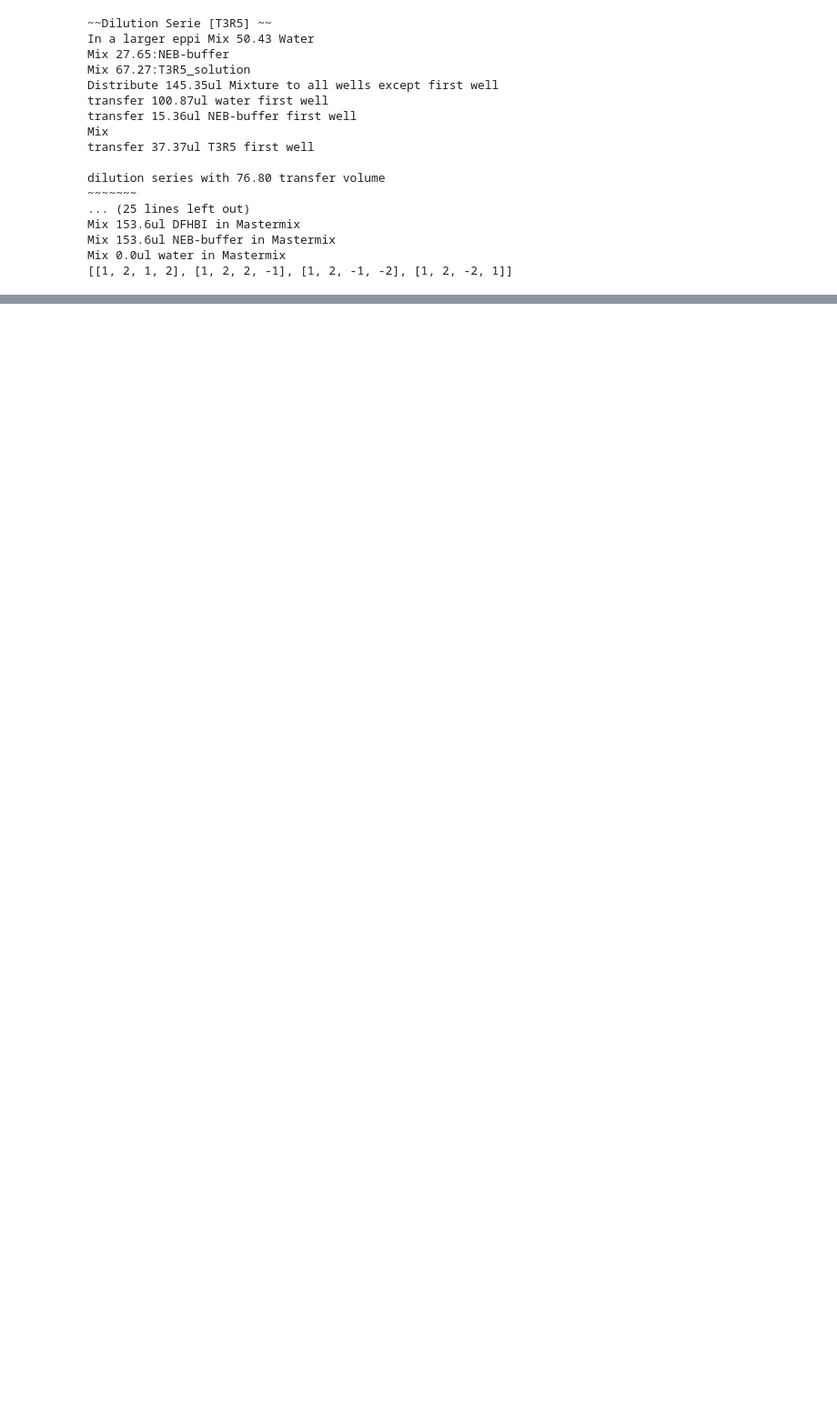
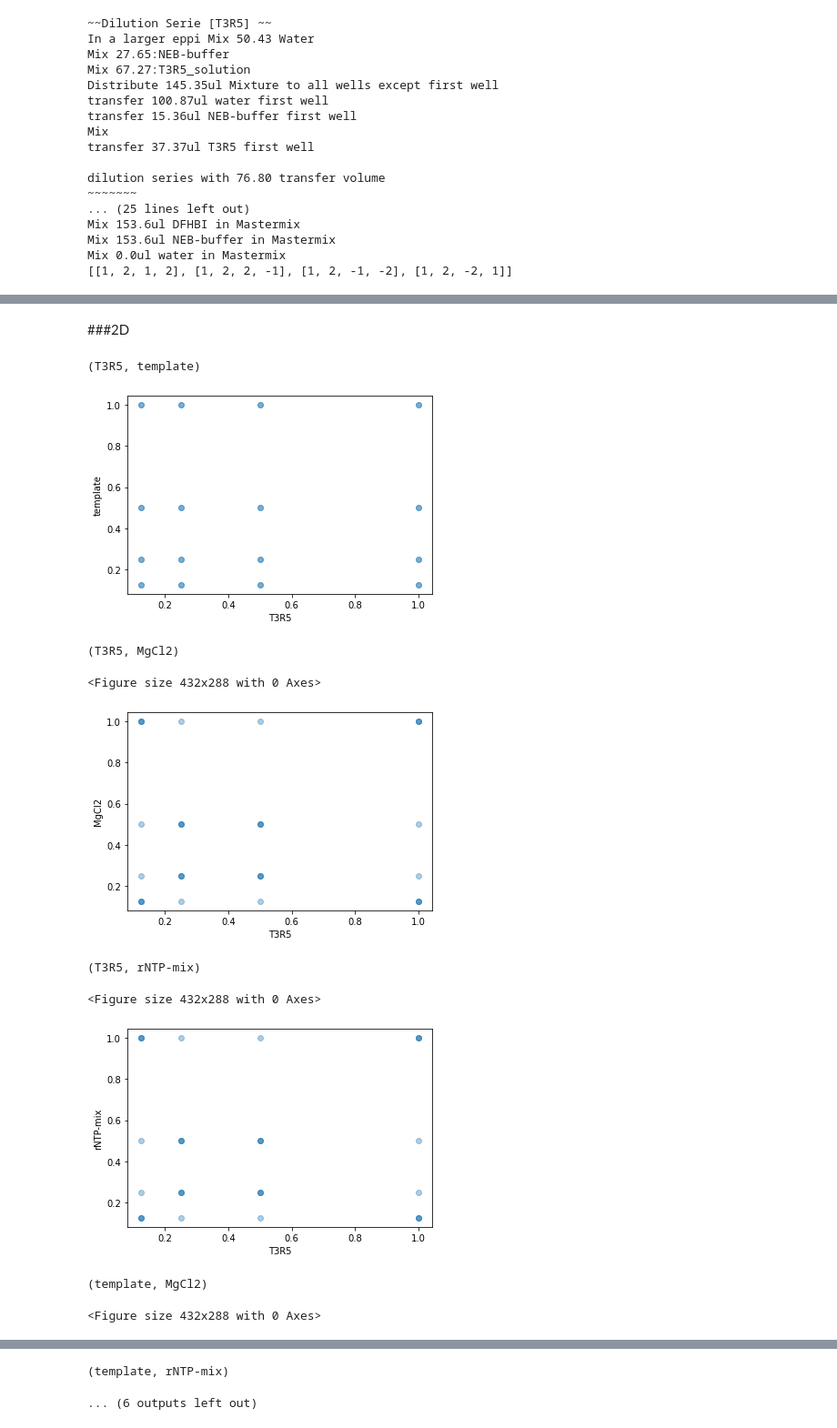
Before and after one commit to zmohaveri/IVT-ActiveLearning, a Jupyter notebook: Pipetting_protocol.ipynb, the cells around one changed output, grey strips where cells are left out. Shown at 91% size. Drawn from its saved outputs; the diff is of its cells as text; code cells hidden in the pictures; blank space fills up the shorter version.

```diff
--- a/Pipetting_protocol.ipynb
+++ b/Pipetting_protocol.ipynb
@@ -325,0 +530,21 @@ Mix 0.0ul water in Mastermix
+# %% [markdown]
+###2D
+# %%
+comb=combinations(scanning_profile,2)
+for names in comb:
+  print(names)
+  xlabel,ylabel=names
+  xs=scanning_concentrations[xlabel]
+  ys=scanning_concentrations[ylabel]
+  plot_2d_distribution(xs,ys,str(names),xlabel,ylabel)
+# %% [output]
+(T3R5, template)
+[figure, added]
+(T3R5, MgCl2)
+<Figure size 432x288 with 0 Axes>
+[figure, added]
+(T3R5, rNTP-mix)
+<Figure size 432x288 with 0 Axes>
+[figure, added]
+(template, MgCl2)
+<Figure size 432x288 with 0 Axes>
@@ -325,0 +552,2 @@ Mix 0.0ul water in Mastermix
+(template, rNTP-mix)
+... (6 outputs left out)
```
Also changed, not shown: parts of 18 cells of this notebook.
